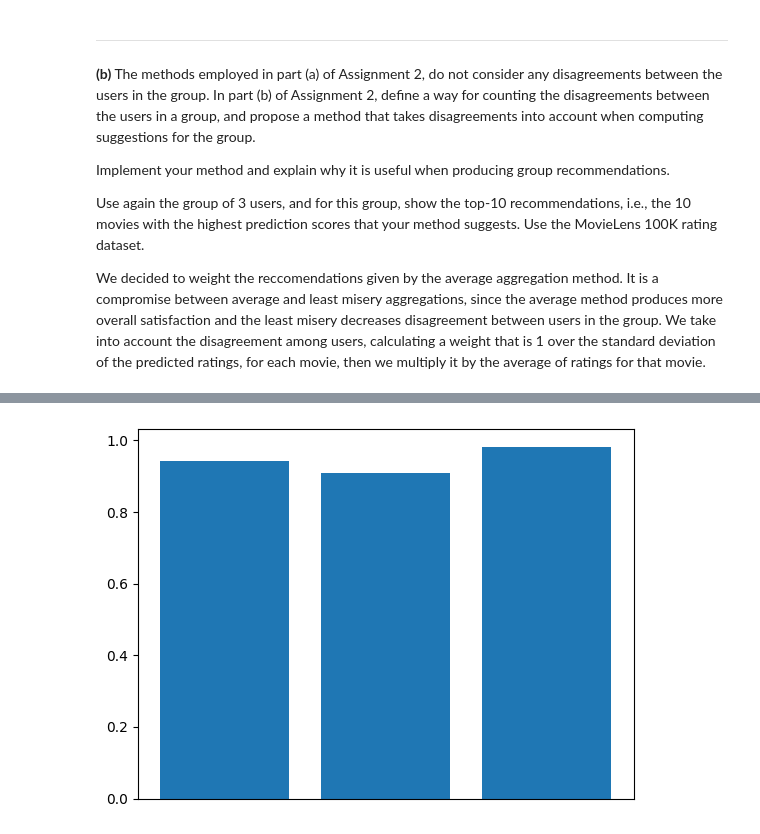
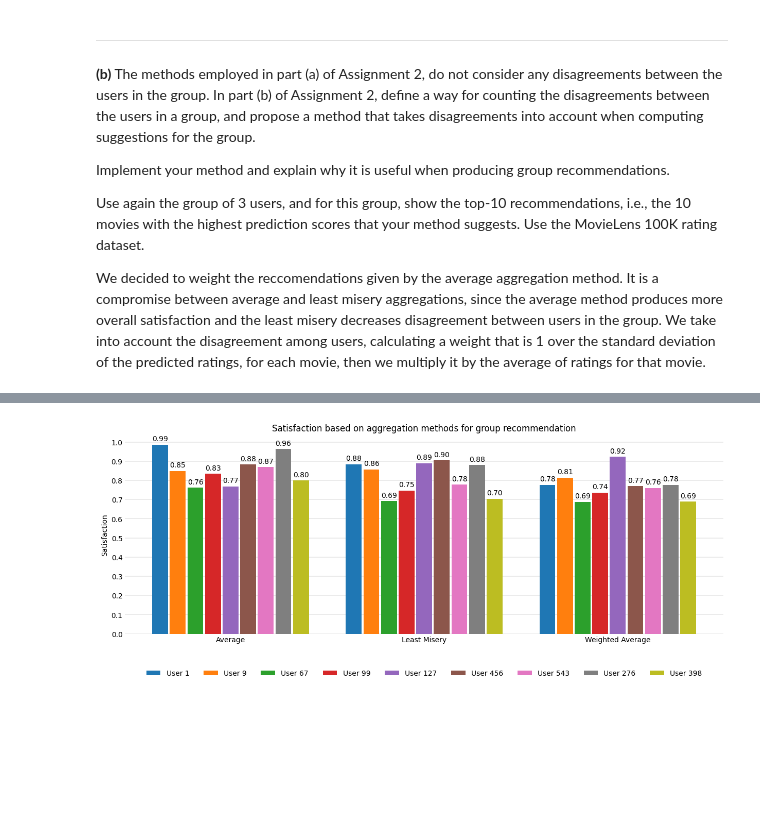
Before and after one commit to Xhst/atcs-fairness-recommendation, a Jupyter notebook: src/assignment2.ipynb, the cells around one changed output, grey strips where cells are left out. Drawn from its saved outputs; the diff is of its cells as text; code cells hidden in the pictures; blank space fills up the shorter version.

```diff
--- a/src/assignment2.ipynb
+++ b/src/assignment2.ipynb
@@ -128,11 +128,54 @@ pd.DataFrame(wavg_aggregation, columns=['movieId', 'weighted avg predicition'])
-# %%
-group_rec, user_satisfactions, disagreements = group_recommendation.get_recommendations_satisfactions_and_disagreements_for_group(userGroup)
-
-satisfactions = set(map(operator.itemgetter(1), user_satisfactions))
-
-plt.bar(height=satisfactions, x=range(len(satisfactions)))
-plt.xticks([])
-
-plt.show()
-# %% [output]
-[figure, removed]
+# %%
+avg_group_rec, avg_user_satisfactions, avg_disagreements = group_recommendation.get_recommendations_satisfactions_and_disagreements_for_group(userGroup)
+lm_group_rec, lm_user_satisfactions, lm_disagreements = group_recommendation.get_recommendations_satisfactions_and_disagreements_for_group(userGroup, group_recommendation.least_misery_aggregation_from_users_recommendations)
+wavg_group_rec, wavg_user_satisfactions, wavg_disagreements = group_recommendation.get_recommendations_satisfactions_and_disagreements_for_group(userGroup, group_recommendation.weighted_average_aggregation_from_users_recommendations)
+
+
+method_labels = ['Average', 'Least Misery', 'Weighted Average']
+
+sats = {}
+sats[method_labels[0]] = avg_user_satisfactions
+sats[method_labels[1]] = lm_user_satisfactions
+sats[method_labels[2]] = wavg_user_satisfactions
+
+def prepare_data(data_dict):
+    num_values = len(list(data_dict.values())[0])
+    output = [list() for _ in range(num_values)]
+    users = {}
+    for key, value in data_dict.items():
+        for i, (user, val) in enumerate(value):
+            output[i].append(val)
+            users[i] = user
+
+    return output, users, num_values
+
+def multiple_bar_plot(data_dict, bar_width, spacing):
+
+    output, users, num_values = prepare_data(data_dict)
+    num_methods = len(data_dict)
+
+    if (spacing < bar_width * num_values):
+        print("Spacing too small")
+        return
+
+    fig, ax = plt.subplots(figsize=(15, 5))
+    xs = spacing * np.arange(num_methods)
+    ax.grid(axis='y', linewidth=0.35, zorder=0)
+    for i, v in enumerate(output):
+        rect = ax.bar(xs - num_values * bar_width / 2 + bar_width / 2 + i * bar_width, v, bar_width * 0.9, label=f'User {users[i]}', zorder=3)
+        ax.bar_label(rect, padding=3, fmt='{:,.2f}')
+
+    ax.set(frame_on=False)
+    ax.tick_params(axis=u'both', which=u'both', length=0)
+    ax.set_ylabel('Satisfaction')
+    ax.set_title('Satisfaction based on aggregation methods for group recommendation')
+    ax.set_xticks(xs)
+    ax.set_xticklabels(method_labels)
+    ax.set_yticks([i * 0.10 for i in range(0, 11)])
+
+    ax.legend(loc='lower center', bbox_to_anchor=(0.5, -0.25), ncol=len(output), frameon=False)
+
+multiple_bar_plot(sats, 0.1, 1.1)
+plt.show()
+# %% [output]
+[figure, added]
```
Also changed, not shown: parts of 7 cells of this notebook.
